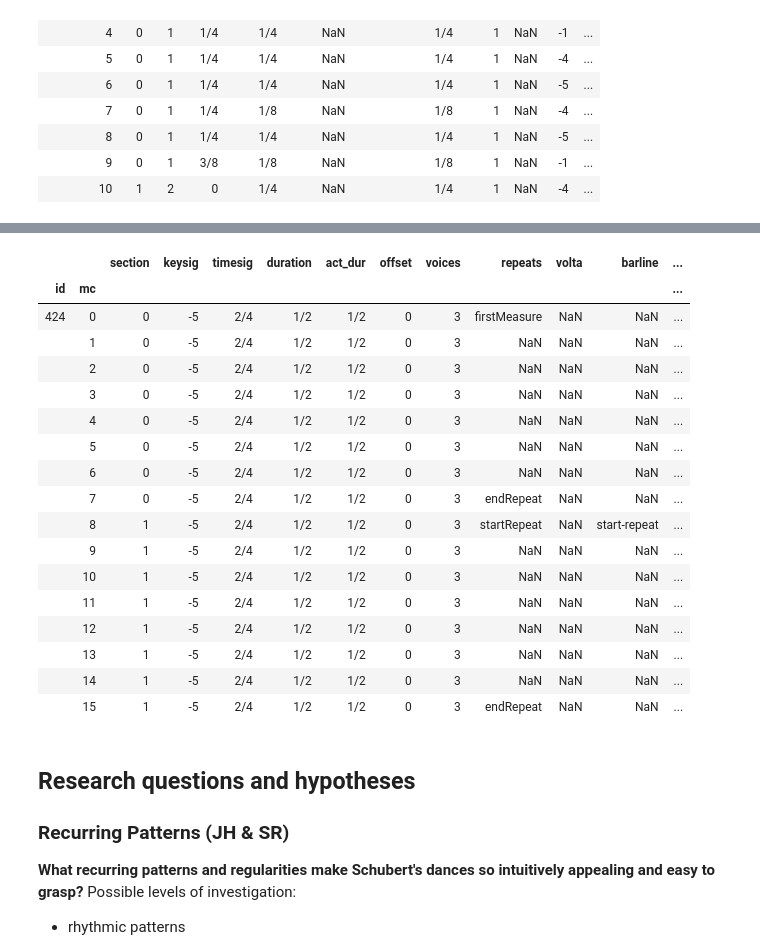
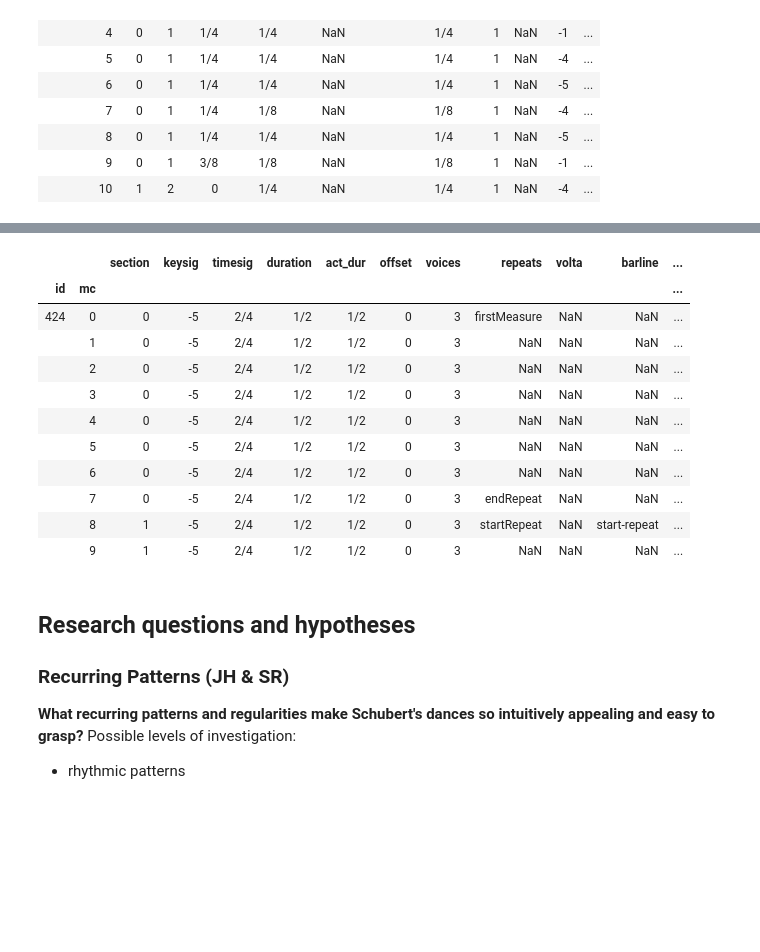
Before and after one commit to annotatorB/schubert_dances, a Jupyter notebook: DataStory.ipynb, the cells around one changed output, grey strips where cells are left out. Drawn from its saved outputs; the diff is of its cells as text; code cells hidden in the pictures; blank space fills up the shorter version.

```diff
--- a/DataStory.ipynb
+++ b/DataStory.ipynb
@@ -12,5 +12,8 @@
 # %%
 %load_ext autoreload
 %autoreload 2
-import jh
+import jh, os
 import pandas as pd
+
+data_ms3 = 'data/MuseScore_3'
+data_tsv = 'data/tsv'
@@ -161,25 +168,19 @@ note_list.loc[424].iloc[:11]
 # %%
-measure_list = jh.read_measure_list('data/tsv/measure_list_complete.tsv', index_col=[0,1])
-measure_list.loc[[424]]
+measure_list = jh.read_measure_list(os.path.join(data_tsv, 'measure_list_complete.tsv'), index_col=[0,1])
+measure_list.loc[[424]].head(10)
 # %% [output]
 |  |  | section | keysig | timesig | duration | act_dur | offset | voices | repeats | volta | barline | ... |
 | id | mc |  |  |  |  |  |  |  |  |  |  | ... |
 | 424 | 0 | 0 | -5 | 2/4 | 1/2 | 1/2 | 0 | 3 | firstMeasure | NaN | NaN | ... |
 |  | 1 | 0 | -5 | 2/4 | 1/2 | 1/2 | 0 | 3 | NaN | NaN | NaN | ... |
 |  | 2 | 0 | -5 | 2/4 | 1/2 | 1/2 | 0 | 3 | NaN | NaN | NaN | ... |
 |  | 3 | 0 | -5 | 2/4 | 1/2 | 1/2 | 0 | 3 | NaN | NaN | NaN | ... |
 |  | 4 | 0 | -5 | 2/4 | 1/2 | 1/2 | 0 | 3 | NaN | NaN | NaN | ... |
 |  | 5 | 0 | -5 | 2/4 | 1/2 | 1/2 | 0 | 3 | NaN | NaN | NaN | ... |
 |  | 6 | 0 | -5 | 2/4 | 1/2 | 1/2 | 0 | 3 | NaN | NaN | NaN | ... |
 |  | 7 | 0 | -5 | 2/4 | 1/2 | 1/2 | 0 | 3 | endRepeat | NaN | NaN | ... |
 |  | 8 | 1 | -5 | 2/4 | 1/2 | 1/2 | 0 | 3 | startRepeat | NaN | start-repeat | ... |
 |  | 9 | 1 | -5 | 2/4 | 1/2 | 1/2 | 0 | 3 | NaN | NaN | NaN | ... |
-|  | 10 | 1 | -5 | 2/4 | 1/2 | 1/2 | 0 | 3 | NaN | NaN | NaN | ... |
-|  | 11 | 1 | -5 | 2/4 | 1/2 | 1/2 | 0 | 3 | NaN | NaN | NaN | ... |
-|  | 12 | 1 | -5 | 2/4 | 1/2 | 1/2 | 0 | 3 | NaN | NaN | NaN | ... |
-|  | 13 | 1 | -5 | 2/4 | 1/2 | 1/2 | 0 | 3 | NaN | NaN | NaN | ... |
-|  | 14 | 1 | -5 | 2/4 | 1/2 | 1/2 | 0 | 3 | NaN | NaN | NaN | ... |
-|  | 15 | 1 | -5 | 2/4 | 1/2 | 1/2 | 0 | 3 | endRepeat | NaN | NaN | ... |
 # %% [markdown]
 ## Research questions and hypotheses
 
```
Also changed, not shown: parts of 7 cells of this notebook, 3 other files.
